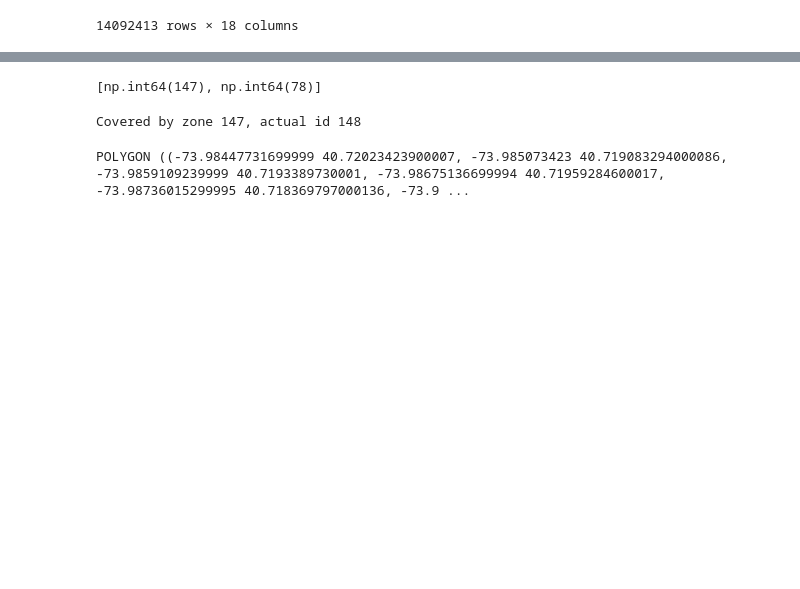
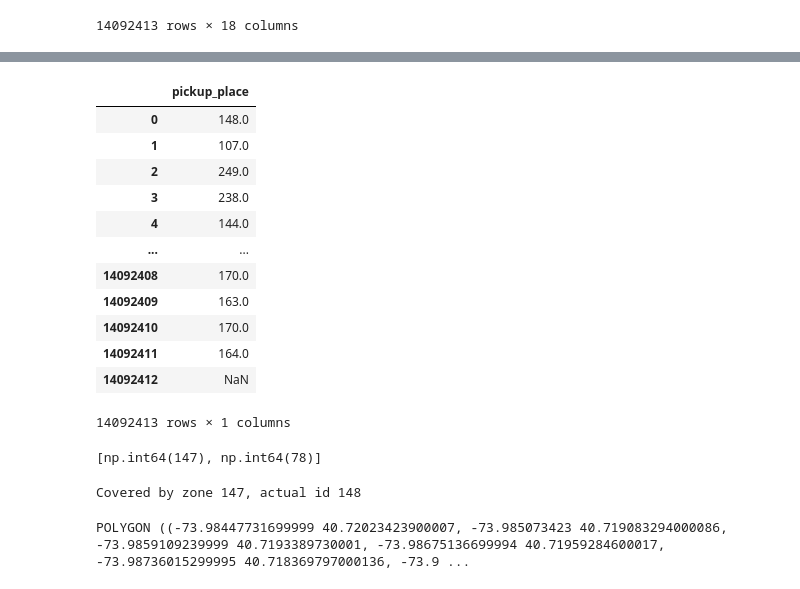
Before and after one commit to TangyKiwi/DSC-291-AWS, a Jupyter notebook: pivot_and_bootstrap/test.ipynb, the cells around one changed output, grey strips where cells are left out. Drawn from its saved outputs; the diff is of its cells as text; code cells hidden in the pictures; blank space fills up the shorter version.

```diff
--- a/pivot_and_bootstrap/test.ipynb
+++ b/pivot_and_bootstrap/test.ipynb
@@ -407,3 +439,34 @@ df.compute()
+# %%
+df_use = df.copy()
+lat_col = "Start_Lat"
+lon_col = "Start_Lon"
+chunk_size = 5_000_000
+df_use['pickup_place'] = np.nan
+
+
+gdf_points = gpd.GeoDataFrame(
+    geometry=gpd.points_from_xy(df_use[lon_col], df_use[lat_col]),
+    crs=taxi_zones.crs
+)
+
+joined = gpd.sjoin(gdf_points, taxi_zones, how="left", predicate="within")
+df_use.loc[df_use.index, 'pickup_place'] = joined['index_right'].values + 1
+df_use = df_use.drop(columns=[lat_col, lon_col])
+df_use[['pickup_place']]
+# %% [output]
+|  | pickup_place |
+| 0 | 148.0 |
+| 1 | 107.0 |
+| 2 | 249.0 |
+| 3 | 238.0 |
+| 4 | 144.0 |
+| ... | ... |
+| 14092408 | 170.0 |
+| 14092409 | 163.0 |
+| 14092410 | 170.0 |
+| 14092411 | 164.0 |
+| 14092412 | NaN |
+14092413 rows × 1 columns
 # %%
 from shapely.geometry import Point
 
```
Also changed, not shown: parts of 5 cells of this notebook, 3 other files.
